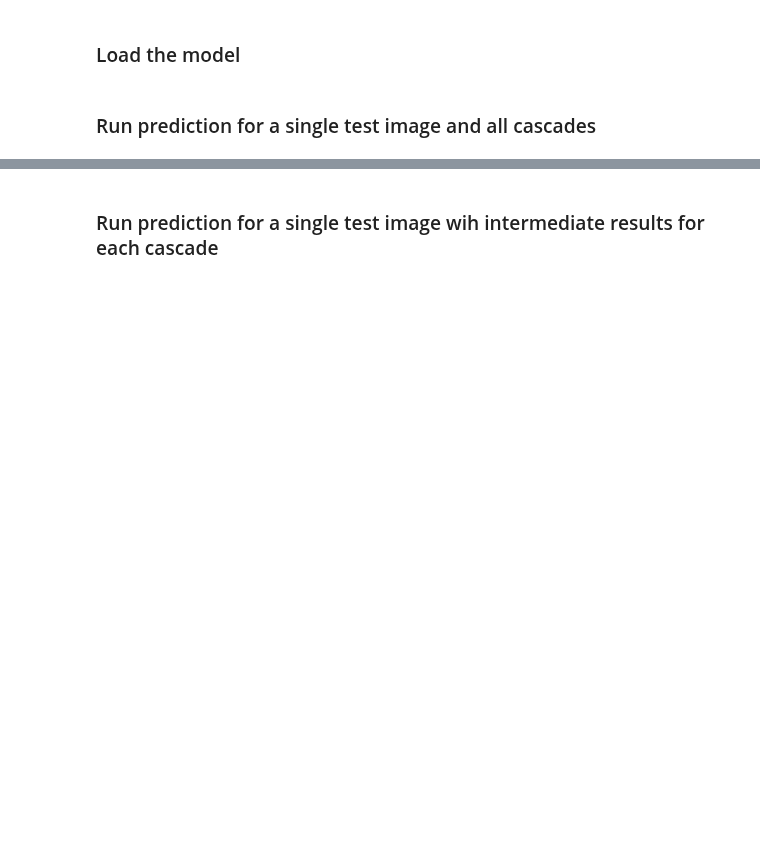
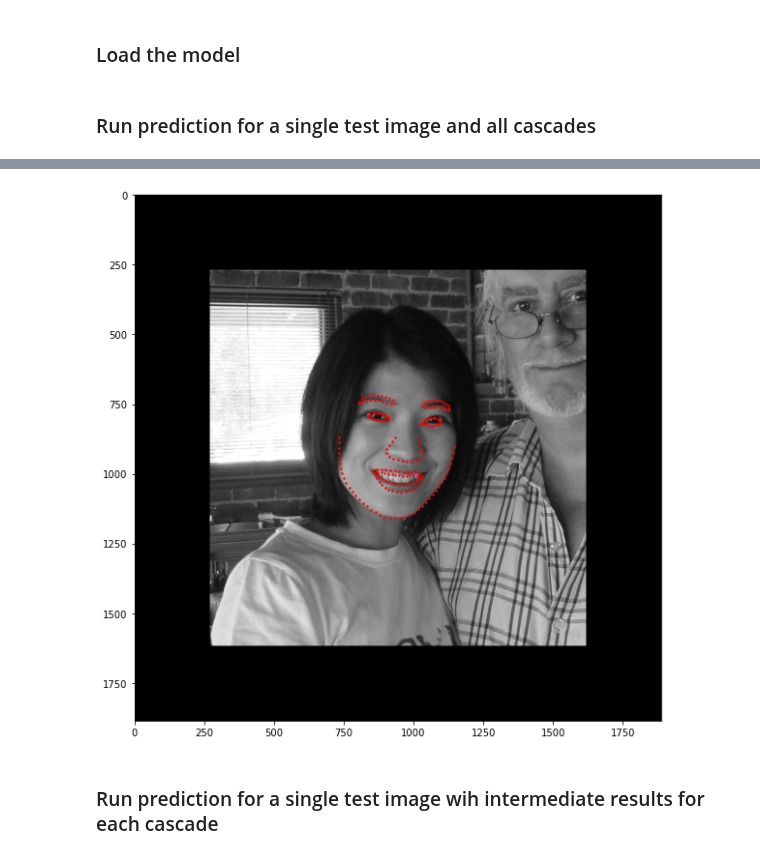
Before and after one commit to HejSumin/face_alignment, a Jupyter notebook: Prediction_and_Validation_Notebook.ipynb, the cells around one changed output, grey strips where cells are left out. Cells and saved outputs as stored; diff of their text form; code cells hidden in the pictures; blank space fills up the shorter version.

```diff
--- a/Prediction_and_Validation_Notebook.ipynb
+++ b/Prediction_and_Validation_Notebook.ipynb
@@ -12,12 +12,10 @@ model = pickle.load(open("run_output/run_output_model.p", "rb"))
 # %% [markdown]
 ### Run prediction for a single test image and all cascades
 # %%
-test_image_number = 0
-
 test_folder = "data/test/"
 
 test_names = fa.get_all_file_names(test_folder)
-test_file_name = test_names[test_image_number]
+test_file_name = '3207706370_2.jpg'
 
 predict_start_time = timer()
 predict_result = model.predict_image(test_folder+test_file_name)
@@ -33,3 +31,4 @@ else:
     ax.imshow(I_padded, cmap='gray')
 
 print("Predict run finished in: (Time)", timedelta(seconds=predict_end_time-predict_start_time))
+# %% [output]
@@ -36,3 +36,4 @@ print("Predict run finished in: (Time)", timedelta(seconds=predict_end_time-pred
+[figure, added]
 # %% [markdown]
 ### Run prediction for a single test image wih intermediate results for each cascade
 # %%
```
Also changed, not shown: parts of 2 cells of this notebook, 2 other files.
